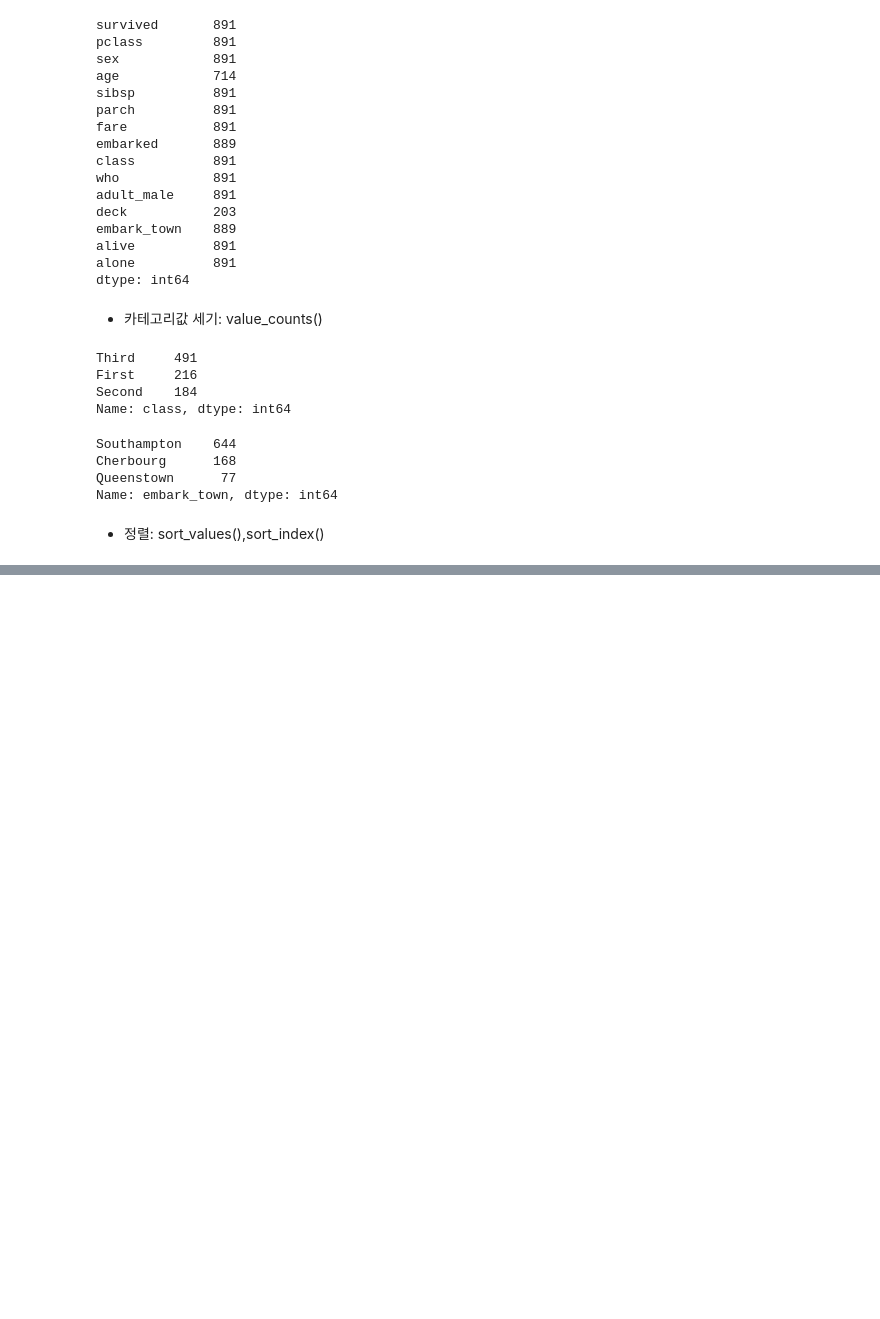
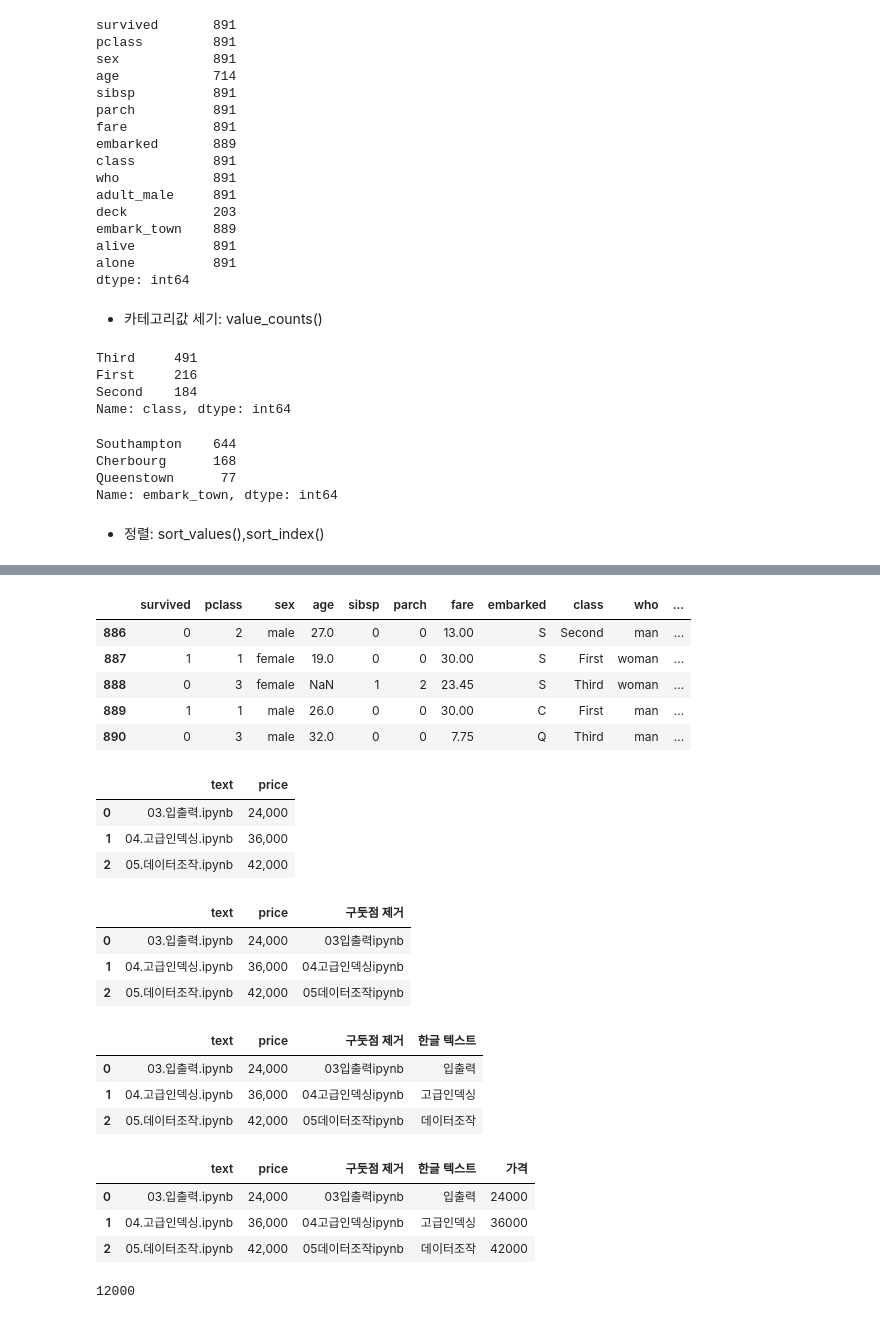
Before and after one commit to bong9C/DataAnalysis-2023.09, a Jupyter notebook: 02.Pandas/05.데이터조작.ipynb, the cells around one changed output, grey strips where cells are left out. Drawn from its saved outputs; the diff is of its cells as text; code cells hidden in the pictures; blank space fills up the shorter version.

Commit message:
2023.09.11 Pandas data 다루기

```diff
--- a/02.Pandas/05.데이터조작.ipynb
+++ b/02.Pandas/05.데이터조작.ipynb
@@ -94,0 +283,57 @@ df.sort_values(by='w')
+# %%
+# 20살이 넘으면 성별을 그대로 사용한다.
+titanic['catagory1'] = titanic.apply(lambda x: x.sex if x.age >= 20 else 'child', axis=1)
+titanic.tail()
+# %% [output]
+|  | survived | pclass | sex | age | sibsp | parch | fare | embarked | class | who | ... |
+| 886 | 0 | 2 | male | 27.0 | 0 | 0 | 13.00 | S | Second | man | ... |
+| 887 | 1 | 1 | female | 19.0 | 0 | 0 | 30.00 | S | First | woman | ... |
+| 888 | 0 | 3 | female | NaN | 1 | 2 | 23.45 | S | Third | woman | ... |
+| 889 | 1 | 1 | male | 26.0 | 0 | 0 | 30.00 | C | First | man | ... |
+| 890 | 0 | 3 | male | 32.0 | 0 | 0 | 7.75 | Q | Third | man | ... |
+# %%
+data = {
+    'text' : ['03.입출력.ipynb', '04.고급인덱싱.ipynb', '05.데이터조작.ipynb'],
+    'price' : ['24,000', '36,000', '42,000']
+}
+df1 = pd.DataFrame(data)
+df1
+# %% [output]
+|  | text | price |
+| 0 | 03.입출력.ipynb | 24,000 |
+| 1 | 04.고급인덱싱.ipynb | 36,000 |
+| 2 | 05.데이터조작.ipynb | 42,000 |
+# %%
+# 구둣점 제거 열 생성
+df1['구둣점 제거'] =  df1.text.apply(lambda x: x.replace('.',''))
+df1
+# %% [output]
+|  | text | price | 구둣점 제거 |
+| 0 | 03.입출력.ipynb | 24,000 | 03입출력ipynb |
+| 1 | 04.고급인덱싱.ipynb | 36,000 | 04고급인덱싱ipynb |
+| 2 | 05.데이터조작.ipynb | 42,000 | 05데이터조작ipynb |
+# %%
+# 한글 텍스트 열 생성
+# df1['한글 텍스트'] = df1.text.apply(lambda x: x.replace('[^ㄱ-ㅎ ㅏ-ㅣ 가-힣]',' ')) - 구 판다스
+# [^ ] 아니라는 뜻
+df1['한글 텍스트'] = df1.text.str.replace('[^ㄱ-ㅎ ㅏ-ㅣ 가-힣]', '', regex=True)
+df1
+# %% [output]
+|  | text | price | 구둣점 제거 | 한글 텍스트 |
+| 0 | 03.입출력.ipynb | 24,000 | 03입출력ipynb | 입출력 |
+| 1 | 04.고급인덱싱.ipynb | 36,000 | 04고급인덱싱ipynb | 고급인덱싱 |
+| 2 | 05.데이터조작.ipynb | 42,000 | 05데이터조작ipynb | 데이터조작 |
+# %%
+# price 문자열을 정수로 변환하여 가격 열 생성
+df1['가격'] = df1.price.apply(lambda x: int(x.replace(',', '')))
+df1
+# %% [output]
+|  | text | price | 구둣점 제거 | 한글 텍스트 | 가격 |
+| 0 | 03.입출력.ipynb | 24,000 | 03입출력ipynb | 입출력 | 24000 |
+| 1 | 04.고급인덱싱.ipynb | 36,000 | 04고급인덱싱ipynb | 고급인덱싱 | 36000 |
+| 2 | 05.데이터조작.ipynb | 42,000 | 05데이터조작ipynb | 데이터조작 | 42000 |
+# %%
+x = '12,000'
+int(x.replace(',',''))      # int(x) 하면 , 때문에 출력 안됨
+# %% [output]
+12000
```
Also changed, not shown: parts of 62 cells of this notebook, 9 other files.
